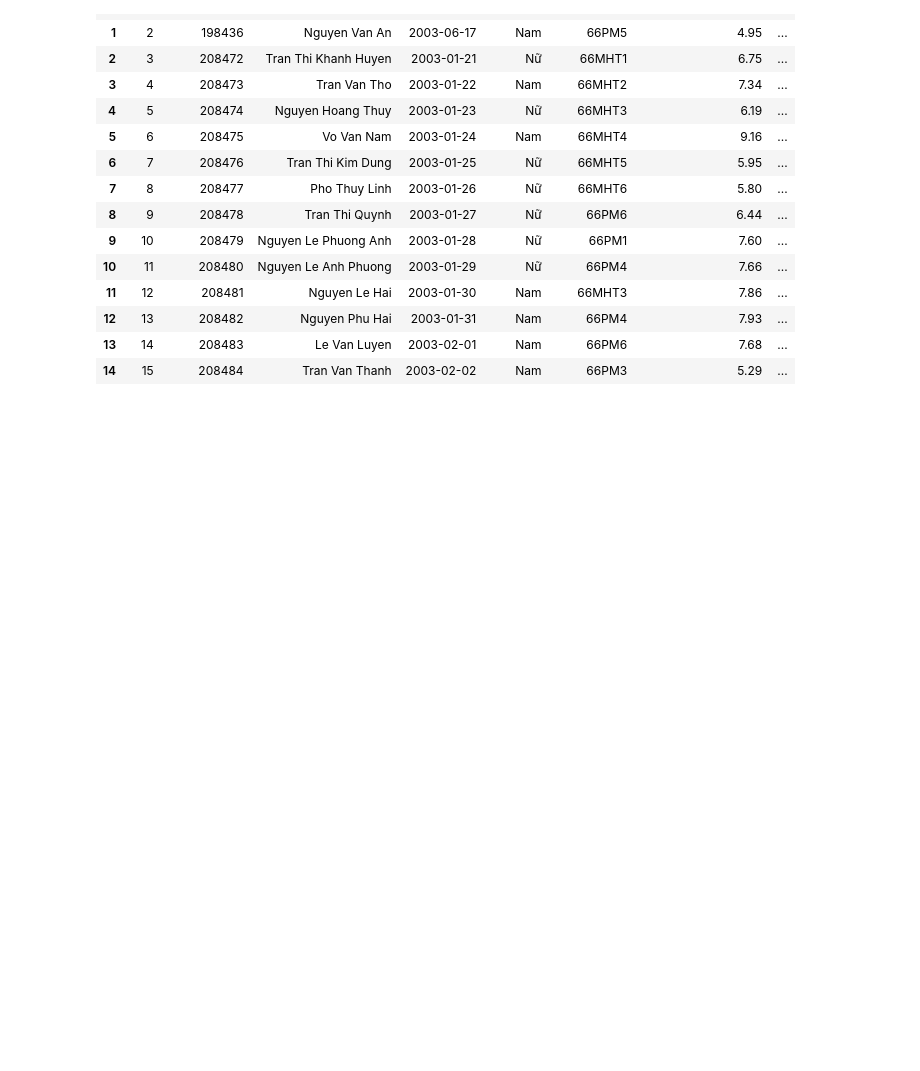
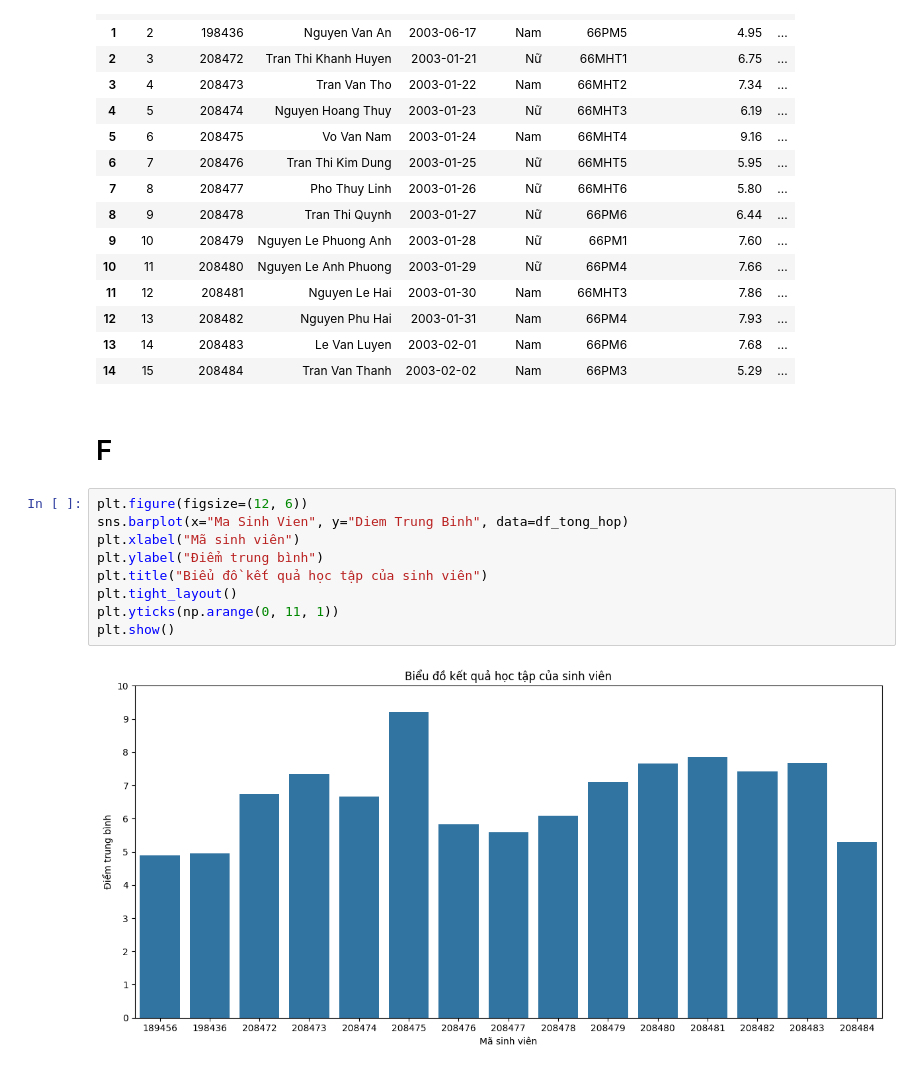
Before and after one commit to duyhelloworld/UDKT, a Jupyter notebook: Bai2/Code.ipynb, the cells around one changed output. Saved outputs shown, nothing was run; the diff lists cells and outputs as text; blank space fills up the shorter version.

```diff
--- a/Bai2/Code.ipynb
+++ b/Bai2/Code.ipynb
@@ -208,3 +211,16 @@ df_tong_hop[
 | 12 | 13 | 208482 | Nguyen Phu Hai | 2003-01-31 | Nam | 66PM4 | 7.93 | ... |
 | 13 | 14 | 208483 | Le Van Luyen | 2003-02-01 | Nam | 66PM6 | 7.68 | ... |
 | 14 | 15 | 208484 | Tran Van Thanh | 2003-02-02 | Nam | 66PM3 | 5.29 | ... |
+# %% [markdown]
+# F
+# %%
+plt.figure(figsize=(12, 6))
+sns.barplot(x="Ma Sinh Vien", y="Diem Trung Binh", data=df_tong_hop)
+plt.xlabel("Mã sinh viên")
+plt.ylabel("Điểm trung bình")
+plt.title("Biểu đồ kết quả học tập của sinh viên")
+plt.tight_layout()
+plt.yticks(np.arange(0, 11, 1))
+plt.show()
+# %% [output]
+[figure, added]
```
Also changed, not shown: parts of 3 cells of this notebook, 1 other file.
